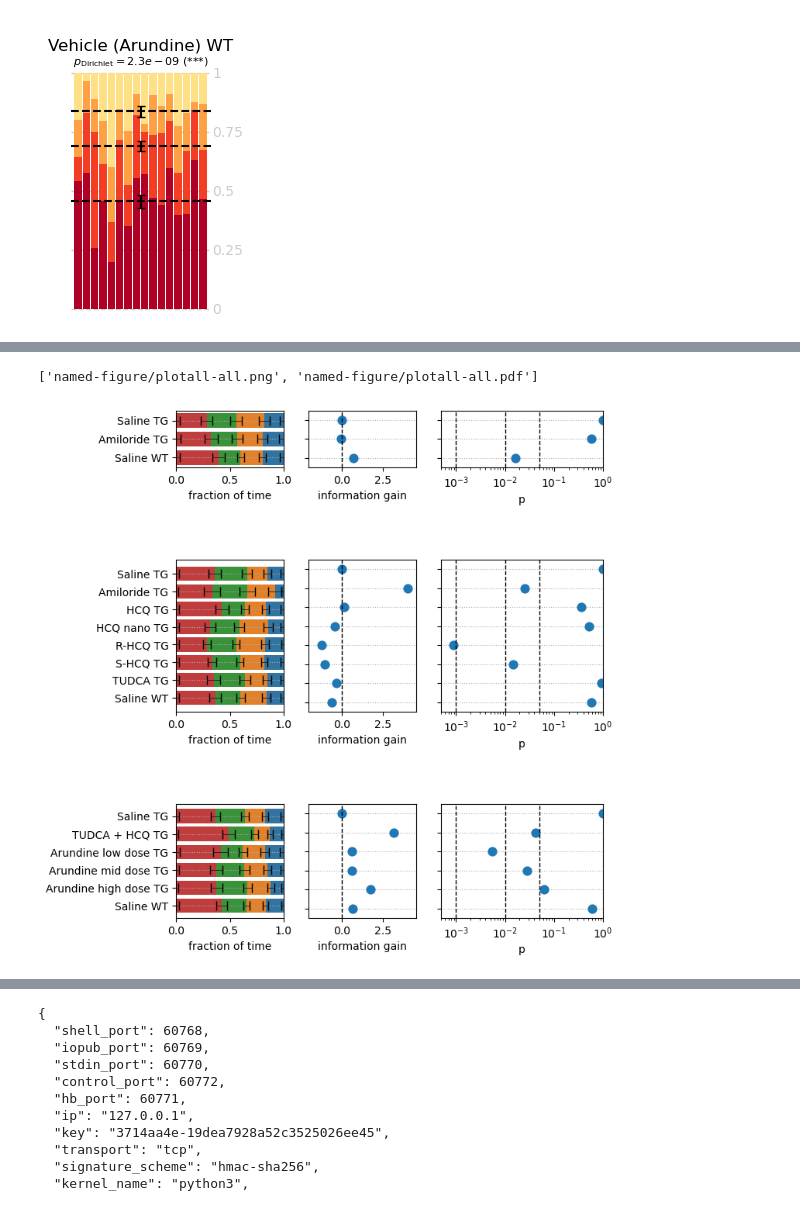
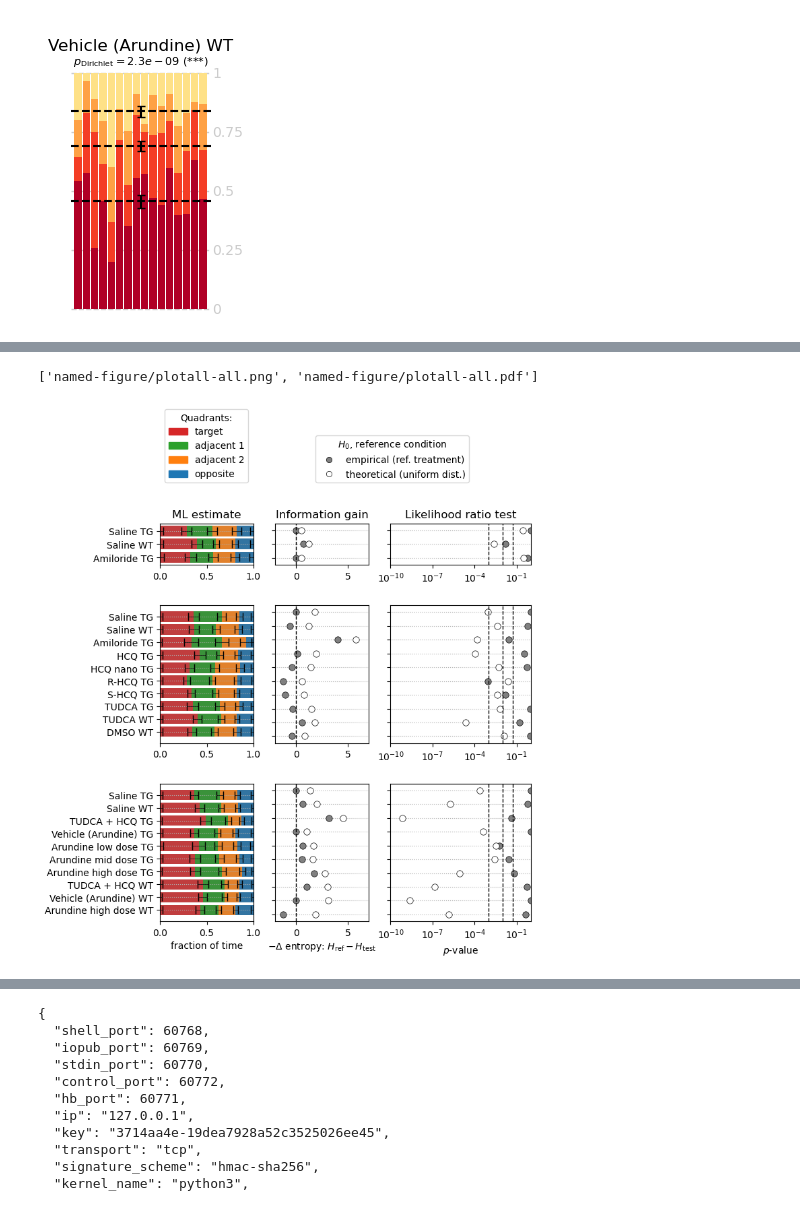
Before and after one commit to attilagk/CTNS-notebook, a Jupyter notebook: 2024-06-26-mwm-test-probe-CO28154/2024-06-26-mwm-test-probe-CO28154.ipynb, the cells around one changed output, grey strips where cells are left out. Drawn from its saved outputs; the diff is of its cells as text; code cells hidden in the pictures.

Commit message:
completed plots

```diff
--- a/2024-06-26-mwm-test-probe-CO28154/2024-06-26-mwm-test-probe-CO28154.ipynb
+++ b/2024-06-26-mwm-test-probe-CO28154/2024-06-26-mwm-test-probe-CO28154.ipynb
@@ -263,13 +285,16 @@ results_CO26990
 # %%
 comparisons_CO28152 = np.array([
     ['Saline TG', 'Saline TG'],
+    ['Saline WT', 'Saline TG'],
     ['Amiloride TG', 'Saline TG'],
     ['HCQ TG', 'Saline TG'],
     ['HCQ nano TG', 'Saline TG'],
     ['R-HCQ TG', 'Saline TG'],
     ['S-HCQ TG', 'Saline TG'],
     ['TUDCA TG', 'Saline TG'],
-    ['Saline WT', 'Saline TG'],
+    #['Saline WT', 'Saline WT'],
+    ['TUDCA WT', 'Saline WT'],
+    ['DMSO WT', 'Saline WT'],
 ])
 
 results_CO28152 = test_same_distro(comparisons_CO28152, data=data_CO28152, study='CO28152')
@@ -288,11 +333,16 @@ results_CO28152
 # %%
 comparisons_CO28154 = np.array([
     ['Saline TG', 'Saline TG'],
+    ['Saline WT', 'Saline TG'],
     ['TUDCA + HCQ TG', 'Saline TG'],
+    ['Vehicle (Arundine) TG', 'Vehicle (Arundine) TG'],
     ['Arundine low dose TG', 'Vehicle (Arundine) TG'],
     ['Arundine mid dose TG', 'Vehicle (Arundine) TG'],
     ['Arundine high dose TG', 'Vehicle (Arundine) TG'],
-    ['Saline WT', 'Saline TG'],
+    #['Saline WT', 'Saline WT'],
+    ['TUDCA + HCQ WT', 'Saline WT'],
+    ['Vehicle (Arundine) WT', 'Vehicle (Arundine) WT'],
+    ['Arundine high dose WT', 'Vehicle (Arundine) WT'],
 ])
 
 results_CO28154 = test_same_distro(comparisons_CO28154, data=data_CO28154, study='CO28154')
@@ -406,6 +476,7 @@ def fraction2entropy(frac):
 
 entropies = pd.concat([fraction2entropy(f) for f in l_fractions], axis=0)
 entropies['information gain'] = entropies['reference condition'] - entropies['test condition']
+entropies['information gain uniform'] = scipy.stats.dirichlet.entropy(np.ones(4) / 4) - entropies['test condition']
 entropies.to_csv('../../results/2024-06-26-mwm-test-probe-CO28154/dirichlet-mle-entropies.csv')
 entropies
 # %% [output]
@@ -437,8 +507,14 @@ d_sel = {
 def info_plot(axi, entropies):
     data = entropies.copy()
     data.loc[:, 'treatment'] = data.index
-    axi = sns.pointplot(data=data, y='treatment', x='information gain', ax=axi, linestyles='none')
+    def helper(axi, x, markerfacecolor):
+        axi = sns.pointplot(data=data, y='treatment', x=x, ax=axi, linestyles='none', markeredgewidth=0.5, markeredgecolor='k', markerfacecolor=markerfacecolor)
+        return(axi)
+    axi = helper(axi, 'information gain', 'gray')
+    axi = helper(axi, 'information gain uniform', 'white')
     axi.axvline(0, color='k', linewidth=1, linestyle='--')
+    axi.set_title('Information gain')
+    axi.set_xlabel(r'$-\Delta$ entropy: $H_\mathrm{ref} - H_\mathrm{test}$')
     return(axi)
 
 
@@ -457,56 +533,76 @@ def frac_plot(axi, fractions, stdeviations):
     my_errorbar(np.zeros_like(y), stdev.loc[:, 'err_4'])
     axi.set_xlabel('fraction of time')
     axi.set_xlim(0, 1)
+    axi.set_title('ML estimate')
     return(axi)
 
 
 def pval_plot(axi, results):
-    data = results.xs('LR test', level=0, axis=1).copy()
-    data.loc[:, 'treatment'] = data.index
-    axi = sns.pointplot(data=data, y='treatment', x='p', ax=axi, linestyles='none')
+    def helper(axi, test_type='LR test', markerfacecolor='gray'):
+        data = results.xs(test_type, level=0, axis=1).copy()
+        data.loc[:, 'treatment'] = data.index
+        axi = sns.pointplot(data=data, y='treatment', x='p', ax=axi, linestyles='none', markeredgewidth=0.5, markeredgecolor='k', markerfacecolor=markerfacecolor)
+        return(axi)
+    axi = helper(axi, 'LR test', 'gray')
+    axi = helper(axi, 'LR test uniform', 'white')
     axi.set_xscale('log')
+    axi.set_xlabel(r'$p$-value')
+    axi.set_title('Likelihood ratio test')
     for alpha in [1e-3, 1e-2, 5e-2]:
         axi.axvline(alpha, color='k', linewidth=1, linestyle='--')
     return(axi)
 
 
-def plot_all(l_all, d_sel=None, info_xlims=None, p_xlims=None):
+def plot_all(l_all, d_sel=None, info_xlims=None, p_xlims=None, hspace_denom=None, bbox_y=None, ref_treatment=None):
     d_plot = {'fractions': frac_plot, 'information': info_plot, 'p-value': pval_plot}
     if d_sel is None:
         df = l_all[0]
         d_sel = {s: df.xs(s, level=0, axis=0).index.to_list() for s in df.index.get_level_values(0).unique()}
     height_ratios = [len(v) for v in d_sel.values()]
     width_ratios = [2, 2, 3]
-    #width_ratios = np.ones(len(d_plot))
-    gridspec_kw = {'left': 0.05, 'right': 0.48, 'hspace': sum(height_ratios) / 20}
-    figsize = (12.8, sum(height_ratios) / 2)
+    hspace_denom = 40 if hspace_denom is None else hspace_denom
+    gridspec_kw = {'left': 0.05, 'right': 0.48, 'hspace': sum(height_ratios) / hspace_denom}
+    figsize = (12.8, sum(height_ratios) / 3)
     fig, ax = plt.subplots(len(height_ratios), len(width_ratios), height_ratios=height_ratios, width_ratios=width_ratios,
                            figsize=figsize, gridspec_kw=gridspec_kw)
     mins = [0, 0, 1]
     maxs = [1, 0, 1e-6]
     for i, items in enumerate(d_sel.items()):
         study, l_exper = items
         results, fractions, stdeviations, entropies = [df.xs(study, level=0, axis=0).loc[l_exper] for df in l_all]
         d_args = {'fractions': (fractions, stdeviations), 'information': (entropies,), 'p-value': (results,)}
         for j, plot_type in enumerate(['fractions', 'information', 'p-value']):
             axi = ax[i, j]
             plotter = d_plot[plot_type]
             args = d_args[plot_type]
             axi = plotter(axi, *args)
             axi.set_ylabel('')
             axi.grid(axis='y', linestyle='dotted')
             if info_xlims is not None and plot_type == 'information':
                 axi.set_xlim(info_xlims)
             if p_xlims is not None and plot_type == 'p-value':
                 axi.set_xlim(p_xlims)
             if j > 0:
                 axi.set_ylabel('')
                 axi.set_yticklabels([])
+            if i < len(d_sel) - 1:
+                axi.set_xlabel('')
+            if i > 0:
+                axi.set_title('')
+    handles = [mpatches.Patch(edgecolor=c, color=c) for c in ['C3', 'C2', 'C1', 'C0']]
+    labels = ['target', 'adjacent 1', 'adjacent 2', 'opposite']
+    bbox_y = 1 if bbox_y is None else bbox_y
+    fig.legend(handles=handles, labels=labels, loc='lower left', bbox_to_anchor=(0.05, bbox_y), title='Quadrants:')
+    handles1 = [mlines.Line2D([], [], linestyle='none', markeredgewidth=0.5, marker='o', markerfacecolor=c, markeredgecolor='k') for c in ['gray', 'white']]
+    ref_treatment = 'ref. treatment' if ref_treatment is None else ref_treatment
+    labels1 = ['empirical (' + ref_treatment + ')', 'theoretical (uniform dist.)']
+    title1 = r'$H_0$, reference condition'
+    fig.legend(handles=handles1, labels=labels1, loc='lower left', bbox_to_anchor=(0.225, bbox_y), title=title1)
     return((fig, ax))
 
 
-fig, ax = plot_all(l_all, info_xlims=(-2, 4.5), p_xlims=(5e-4, 1))
+fig, ax = plot_all(l_all, info_xlims=(-2, 7), p_xlims=(1e-10, 1), hspace_denom=60, bbox_y=0.95)
 attila_utils.savefig(fig, 'plotall-all')
 # %% [output]
 ['named-figure/plotall-all.png', 'named-figure/plotall-all.pdf']
-[figure, old version]
+[figure, new version]
```
Also changed, not shown: parts of 8 cells of this notebook, 2 other files.
